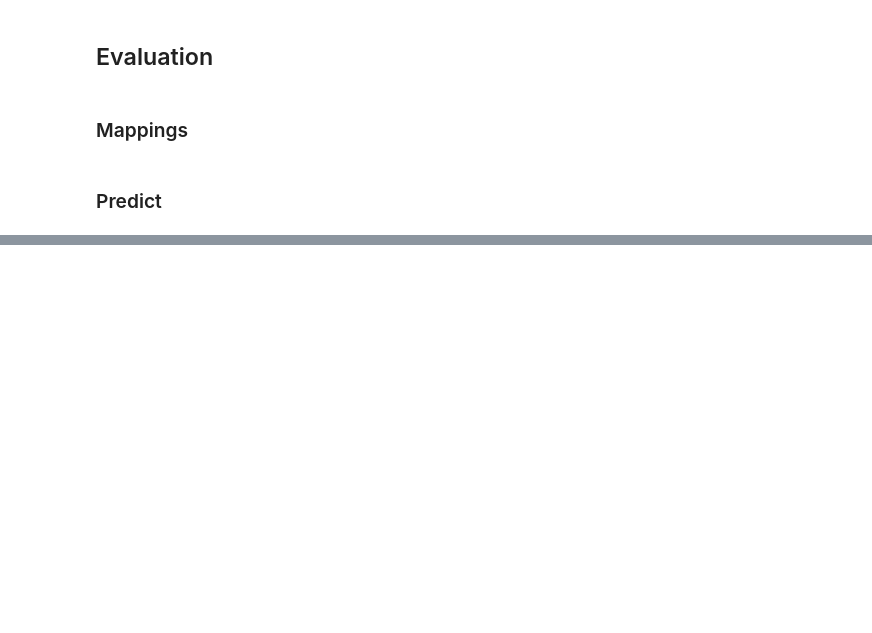
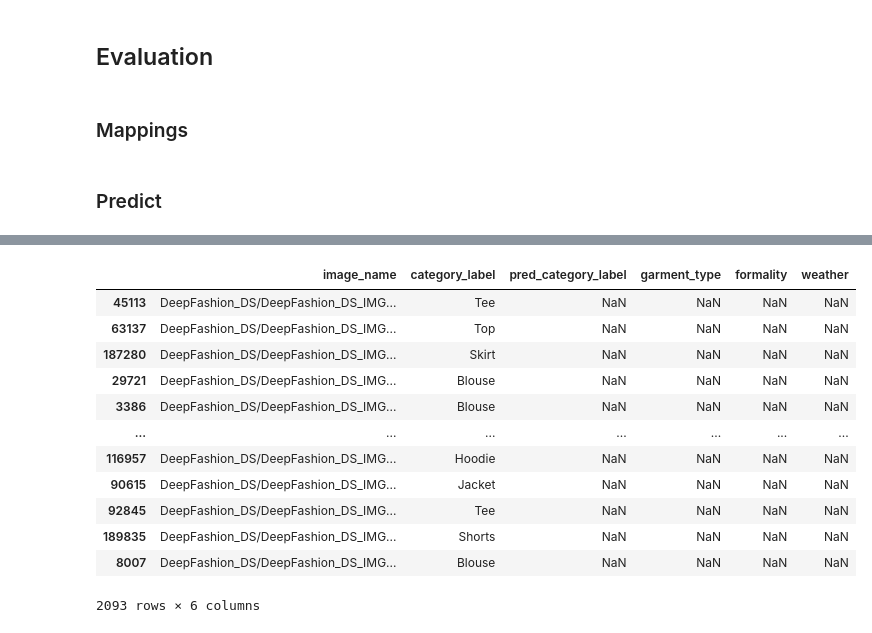
Before and after one commit to JesusTrj/FastFit_AI, a Jupyter notebook: Development/NB_Clothing_Classification_Training.ipynb, the cells around one changed output, grey strips where cells are left out. Cells and saved outputs as stored; diff of their text form; code cells hidden in the pictures; blank space fills up the shorter version.

```diff
--- a/Development/NB_Clothing_Classification_Training.ipynb
+++ b/Development/NB_Clothing_Classification_Training.ipynb
@@ -303,0 +315,16 @@ for image in pred_df["image_name"]:
+# %%
+dfs[0]
+# %% [output]
+|  | image_name | category_label | pred_category_label | garment_type | formality | weather |
+| 45113 | DeepFashion_DS/DeepFashion_DS_IMG... | Tee | NaN | NaN | NaN | NaN |
+| 63137 | DeepFashion_DS/DeepFashion_DS_IMG... | Top | NaN | NaN | NaN | NaN |
+| 187280 | DeepFashion_DS/DeepFashion_DS_IMG... | Skirt | NaN | NaN | NaN | NaN |
+| 29721 | DeepFashion_DS/DeepFashion_DS_IMG... | Blouse | NaN | NaN | NaN | NaN |
+| 3386 | DeepFashion_DS/DeepFashion_DS_IMG... | Blouse | NaN | NaN | NaN | NaN |
+| ... | ... | ... | ... | ... | ... | ... |
+| 116957 | DeepFashion_DS/DeepFashion_DS_IMG... | Hoodie | NaN | NaN | NaN | NaN |
+| 90615 | DeepFashion_DS/DeepFashion_DS_IMG... | Jacket | NaN | NaN | NaN | NaN |
+| 92845 | DeepFashion_DS/DeepFashion_DS_IMG... | Tee | NaN | NaN | NaN | NaN |
+| 189835 | DeepFashion_DS/DeepFashion_DS_IMG... | Shorts | NaN | NaN | NaN | NaN |
+| 8007 | DeepFashion_DS/DeepFashion_DS_IMG... | Blouse | NaN | NaN | NaN | NaN |
+2093 rows × 6 columns
```
Also changed, not shown: parts of 19 cells of this notebook, 2 other files.
